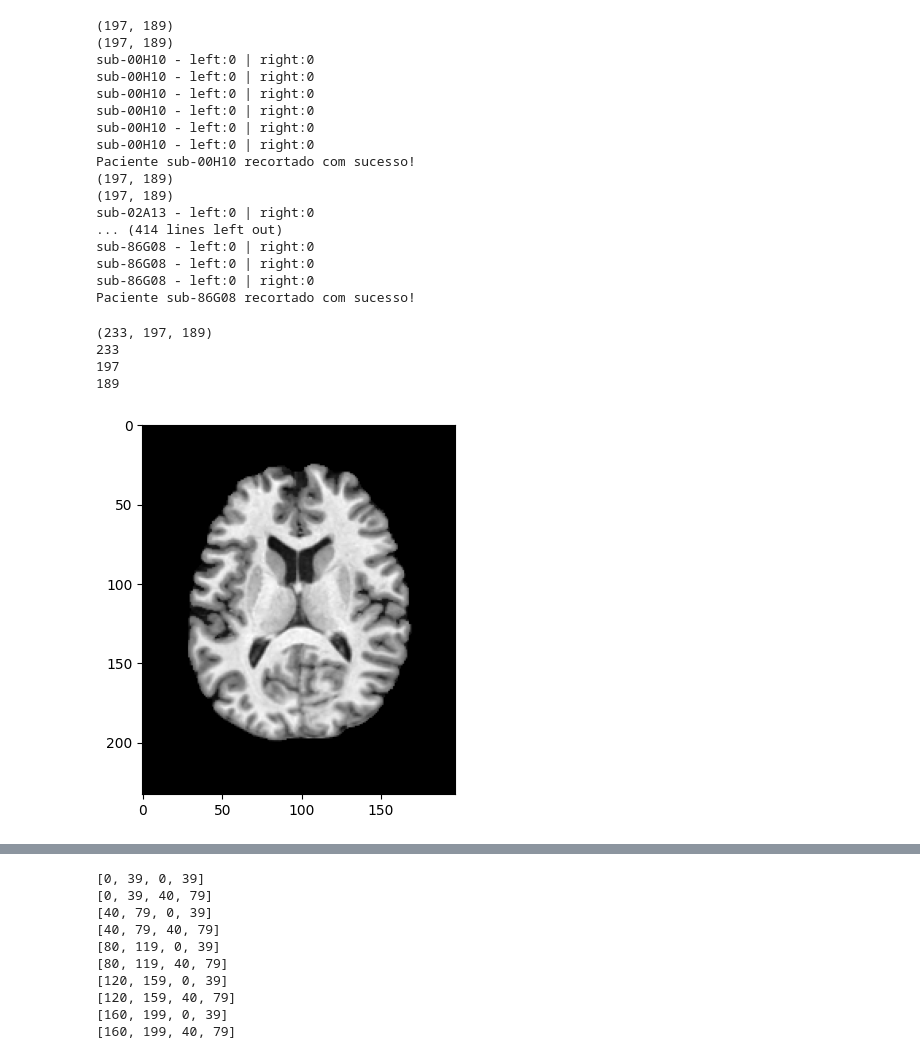
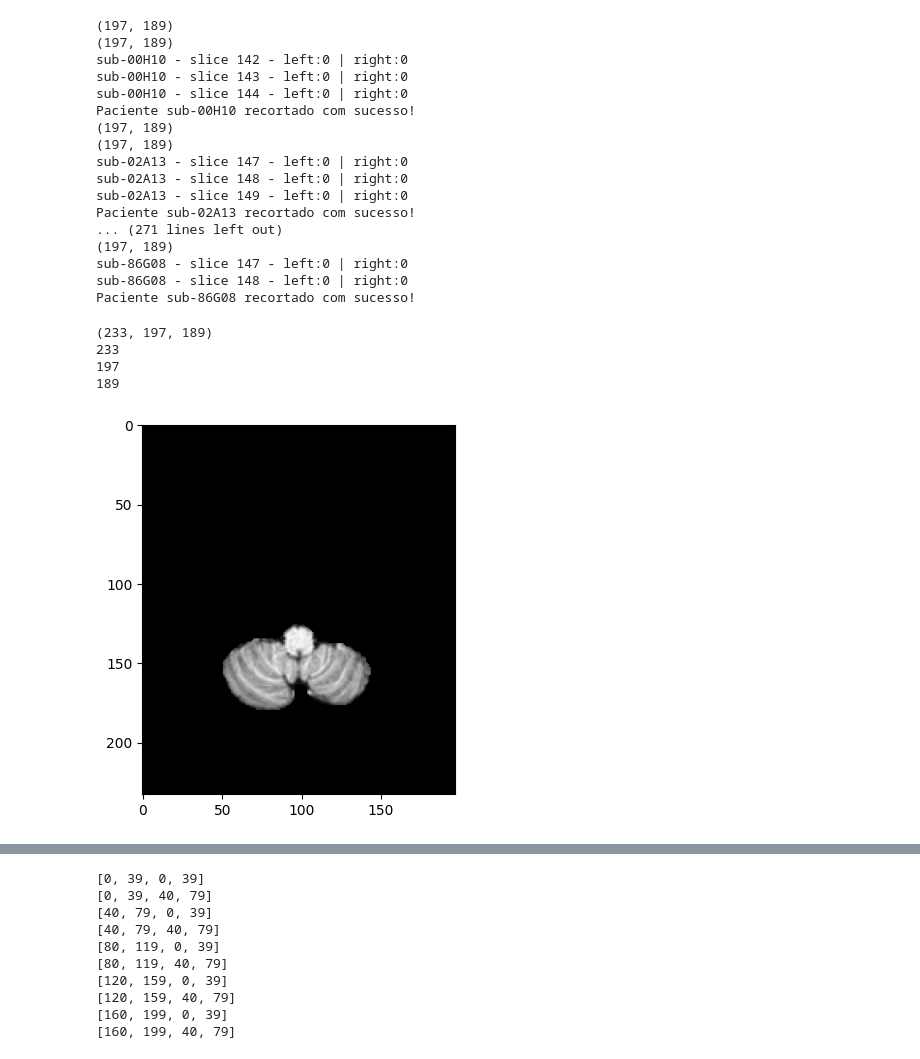
Before and after one commit to Gabriel-Panza/Machine-Learning-FCD, a Jupyter notebook: New Data/moving_grid.ipynb, the cells around one changed output, grey strips where cells are left out. Cells and saved outputs as stored; diff of their text form; code cells hidden in the pictures.

```diff
--- a/New Data/moving_grid.ipynb
+++ b/New Data/moving_grid.ipynb
@@ -175,7 +175,7 @@ for img, mask in zip([f for f in os.listdir(imagens) if f.endswith(('.nii', '.ni
         # Proporção de pixels não-preto
         non_black_ratio = non_zero_pixels / total_pixels if total_pixels > 0 else 0
 
-        if non_black_ratio >= 0.05:
+        if non_black_ratio >= 0.08:
             grid_img = create_grid_half_vertical(slice_data, 40) # cria grid da imagem
 
             adjusted_grid_img = move_grid(slice_data, grid_img) # move cada quadradinho para encaixar no cérebro, minimizando espaços pretos
@@ -272,44 +272,44 @@ for img, mask in zip([f for f in os.listdir(imagens) if f.endswith(('.nii', '.ni
 # %% [output]
 (197, 189)
 (197, 189)
-sub-00H10 - left:0 | right:0
-sub-00H10 - left:0 | right:0
-sub-00H10 - left:0 | right:0
-sub-00H10 - left:0 | right:0
-sub-00H10 - left:0 | right:0
-sub-00H10 - left:0 | right:0
+sub-00H10 - slice 142 - left:0 | right:0
+sub-00H10 - slice 143 - left:0 | right:0
+sub-00H10 - slice 144 - left:0 | right:0
 Paciente sub-00H10 recortado com sucesso!
 (197, 189)
 (197, 189)
-sub-02A13 - left:0 | right:0
-... (414 lines left out)
-sub-86G08 - left:0 | right:0
-sub-86G08 - left:0 | right:0
-sub-86G08 - left:0 | right:0
+sub-02A13 - slice 147 - left:0 | right:0
+sub-02A13 - slice 148 - left:0 | right:0
+sub-02A13 - slice 149 - left:0 | right:0
+Paciente sub-02A13 recortado com sucesso!
+... (271 lines left out)
+(197, 189)
+sub-86G08 - slice 147 - left:0 | right:0
+sub-86G08 - slice 148 - left:0 | right:0
 Paciente sub-86G08 recortado com sucesso!
 # %%
 # informações pra analisar dados
 
 img_path = 'Patients_Displasya/sub-02A13_ses-01_acq-vbm_desc-reg_desc-biascorr_desc-brainext_T1w.nii.gz'
-z_idx = 85
+z_idx = 15
 img = nib.load(img_path)
 data_3d = img.get_fdata()
 data_3d = np.rot90(data_3d, k=1)  # Rotaciona a imagem 90 graus
 
 
 print(data_3d.shape)
 print(data_3d.shape[0])
 print(data_3d.shape[1])
 print(data_3d.shape[2])
 
 plt.imshow(data_3d[:, :, z_idx], cmap='gray')
 plt.show()
 # %% [output]
 (233, 197, 189)
 233
 197
 189
-[figure, old version]
+[figure, new version]
 # %%
 img_test = data_3d[16:233-17, 18:197-19, z_idx]  # Para deixar com dimensões (160, 200)
 
```
Also changed, not shown: parts of 4 cells of this notebook, 3 other files.
